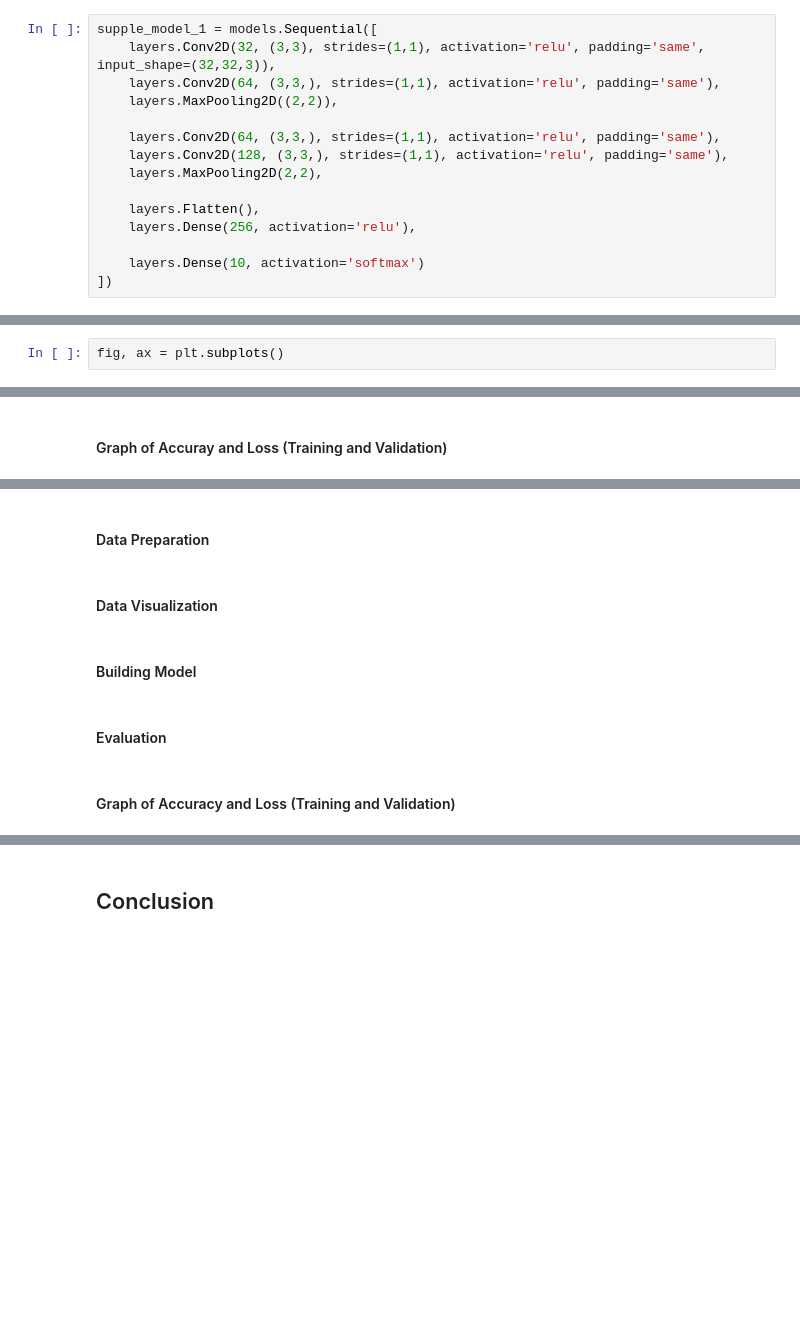
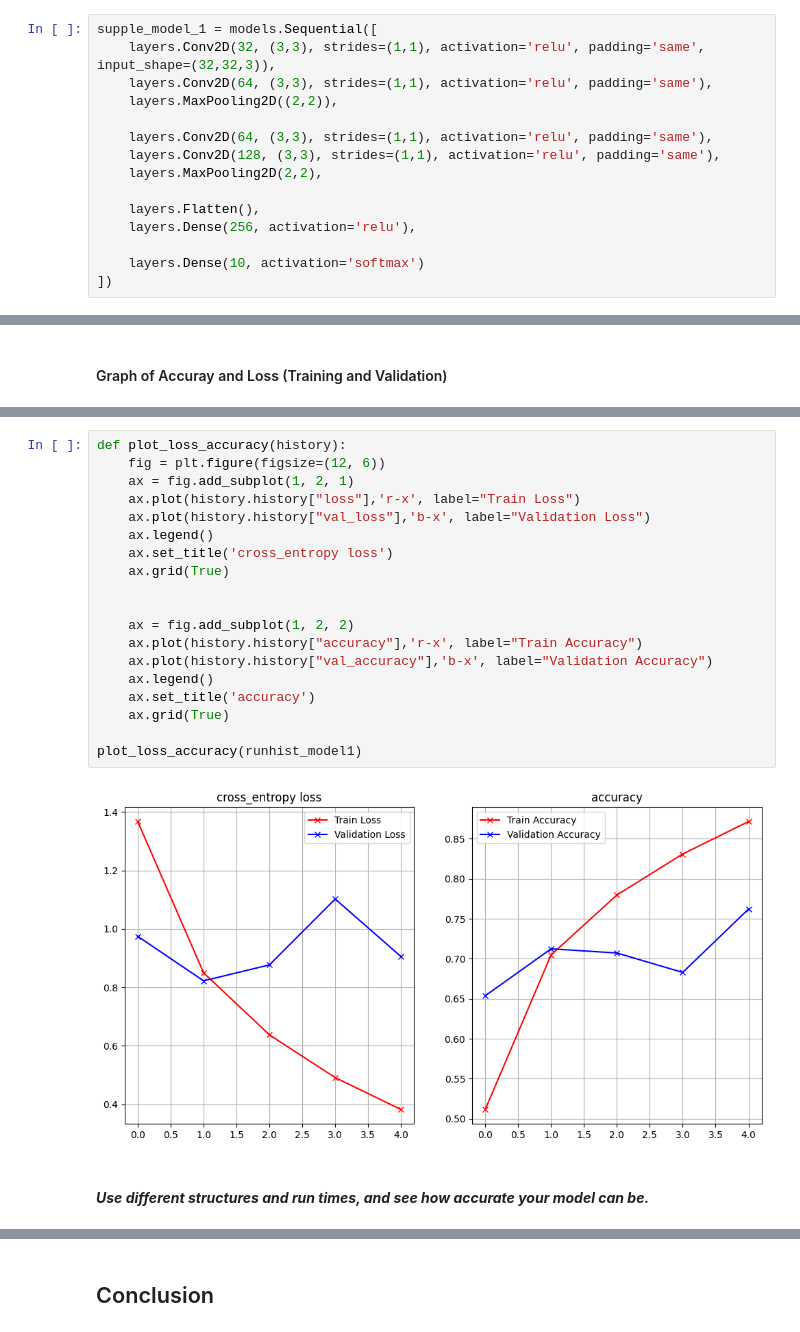
Before and after one commit to tmaiecnj/CPE-313, a Jupyter notebook: Hands-on Activity 2.1 - Convolutional Neural Network.ipynb, the cells around one changed output, grey strips where cells are left out. Saved outputs shown, nothing was run; the diff lists cells and outputs as text; blank space fills up the shorter version.

```diff
--- a/Hands-on Activity 2.1 - Convolutional Neural Network.ipynb
+++ b/Hands-on Activity 2.1 - Convolutional Neural Network.ipynb
@@ -173,11 +178,11 @@ from keras import layers, models
 # %%
 supple_model_1 = models.Sequential([
     layers.Conv2D(32, (3,3), strides=(1,1), activation='relu', padding='same', input_shape=(32,32,3)),
-    layers.Conv2D(64, (3,3,), strides=(1,1), activation='relu', padding='same'),
+    layers.Conv2D(64, (3,3), strides=(1,1), activation='relu', padding='same'),
     layers.MaxPooling2D((2,2)),
 
-    layers.Conv2D(64, (3,3,), strides=(1,1), activation='relu', padding='same'),
-    layers.Conv2D(128, (3,3,), strides=(1,1), activation='relu', padding='same'),
+    layers.Conv2D(64, (3,3), strides=(1,1), activation='relu', padding='same'),
+    layers.Conv2D(128, (3,3), strides=(1,1), activation='relu', padding='same'),
     layers.MaxPooling2D(2,2),
 
     layers.Flatten(),
@@ -217,5 +256,3 @@ test_loss, test_acc = supple_model_1.evaluate(x_test, y_test)
 runhist_model1.history.keys()
 # %% [output]
 dict_keys(['loss', 'accuracy', 'val_loss', 'val_accuracy'])
-# %%
-fig, ax = plt.subplots()
@@ -284,10 +261,23 @@ Use different structures and run times, and see how accurate your model can be.
-# %% [markdown]
-#### Data Preparation
-# %% [markdown]
-#### Data Visualization
-# %% [markdown]
-#### Building Model
-# %% [markdown]
-#### Evaluation
-# %% [markdown]
-#### Graph of Accuracy and Loss (Training and Validation)
+# %%
+def plot_loss_accuracy(history):
+    fig = plt.figure(figsize=(12, 6))
+    ax = fig.add_subplot(1, 2, 1)
+    ax.plot(history.history["loss"],'r-x', label="Train Loss")
+    ax.plot(history.history["val_loss"],'b-x', label="Validation Loss")
+    ax.legend()
+    ax.set_title('cross_entropy loss')
+    ax.grid(True)
+
+
+    ax = fig.add_subplot(1, 2, 2)
+    ax.plot(history.history["accuracy"],'r-x', label="Train Accuracy")
+    ax.plot(history.history["val_accuracy"],'b-x', label="Validation Accuracy")
+    ax.legend()
+    ax.set_title('accuracy')
+    ax.grid(True)
+
+plot_loss_accuracy(runhist_model1)
+# %% [output]
+[figure, added]
+# %% [markdown]
+#### ***Use different structures and run times, and see how accurate your model can be.***
```
Also changed, not shown: parts of 24 cells of this notebook.
